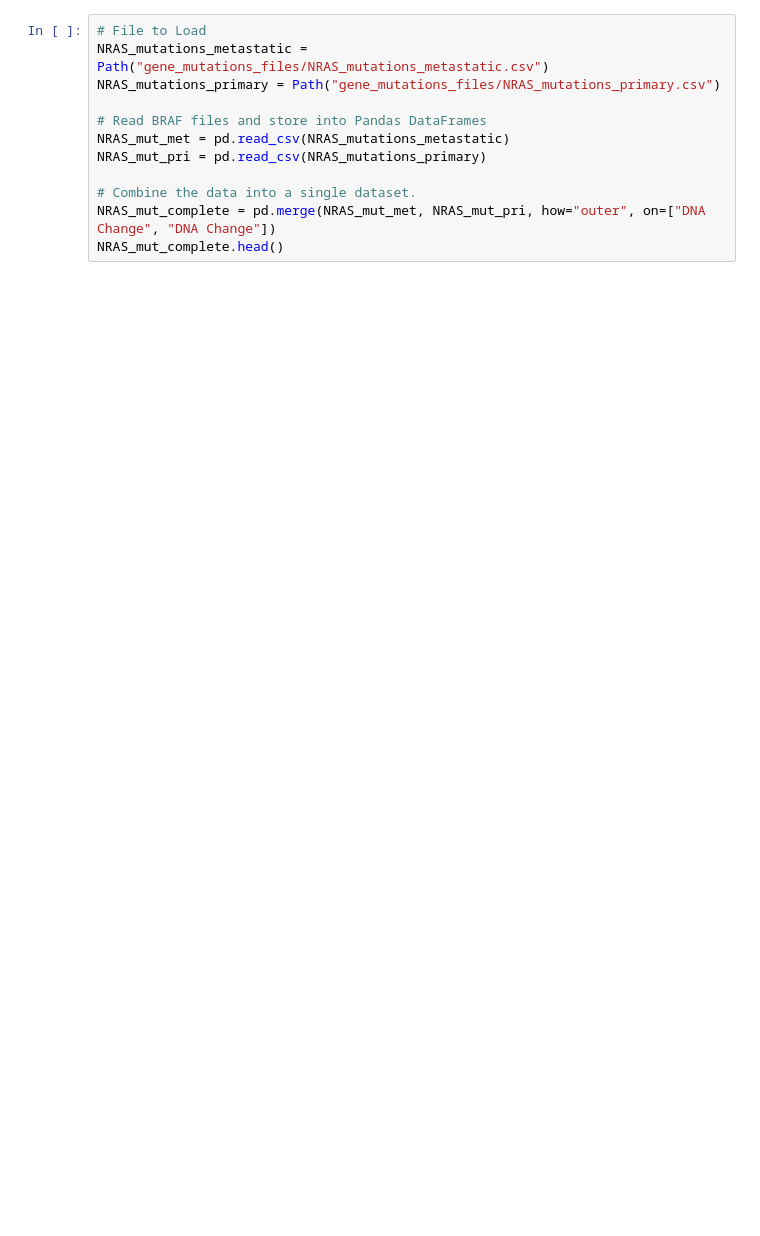
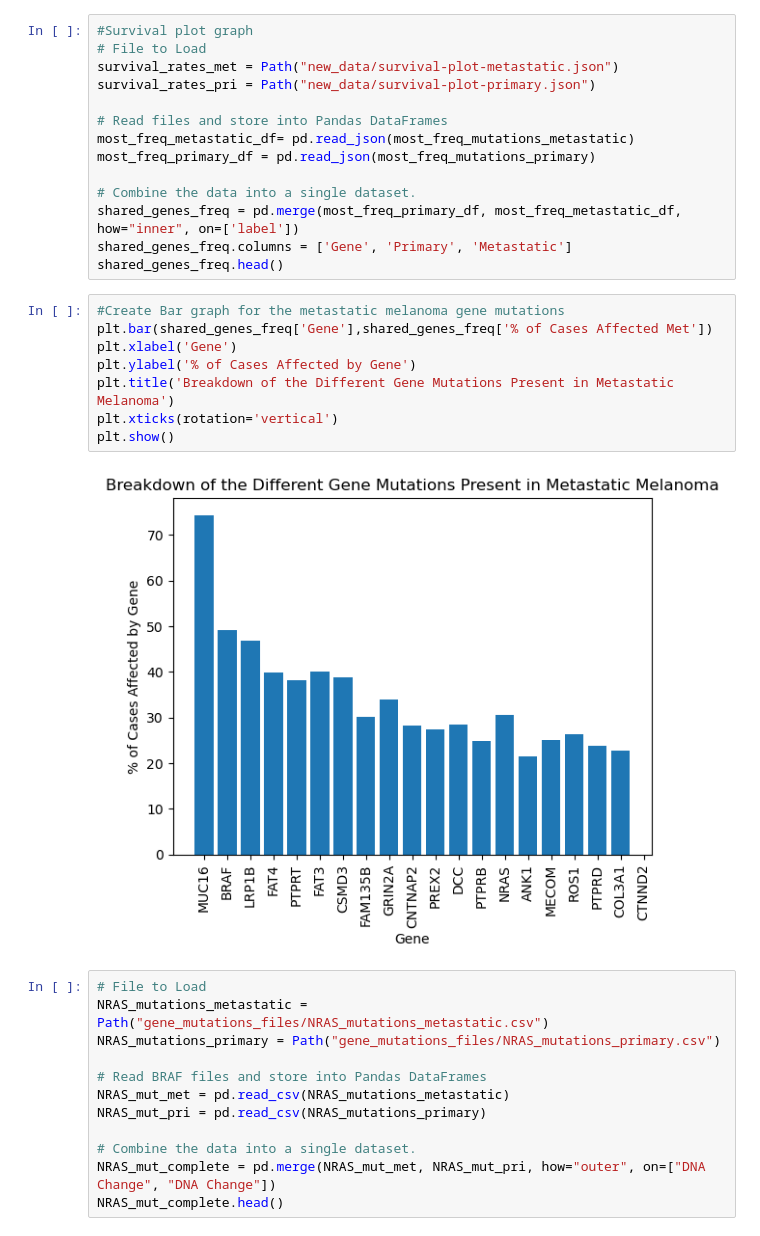
Before and after one commit to ishasaldhi/Project-1, a Jupyter notebook: Melanoma Mutations Data.ipynb, the cells around one changed output. Cells and saved outputs as stored; diff of their text form; blank space fills up the shorter version.

```diff
--- a/Melanoma Mutations Data.ipynb
+++ b/Melanoma Mutations Data.ipynb
@@ -24,3 +41,27 @@ BRAF_mut_complete.head()
+# %%
+#Survival plot graph
+# File to Load
+survival_rates_met = Path("new_data/survival-plot-metastatic.json")
+survival_rates_pri = Path("new_data/survival-plot-primary.json")
+
+# Read files and store into Pandas DataFrames
+most_freq_metastatic_df= pd.read_json(most_freq_mutations_metastatic)
+most_freq_primary_df = pd.read_json(most_freq_mutations_primary)
+
+# Combine the data into a single dataset.
+shared_genes_freq = pd.merge(most_freq_primary_df, most_freq_metastatic_df, how="inner", on=['label'])
+shared_genes_freq.columns = ['Gene', 'Primary', 'Metastatic']
+shared_genes_freq.head()
+# %%
+#Create Bar graph for the metastatic melanoma gene mutations
+plt.bar(shared_genes_freq['Gene'],shared_genes_freq['% of Cases Affected Met'])
+plt.xlabel('Gene')
+plt.ylabel('% of Cases Affected by Gene')
+plt.title('Breakdown of the Different Gene Mutations Present in Metastatic Melanoma')
+plt.xticks(rotation='vertical')
+plt.show()
+# %% [output]
+[figure, added]
 # %%
 # File to Load
 NRAS_mutations_metastatic = Path("gene_mutations_files/NRAS_mutations_metastatic.csv")
```
Also changed, not shown: parts of 4 cells of this notebook, 4 other files.
